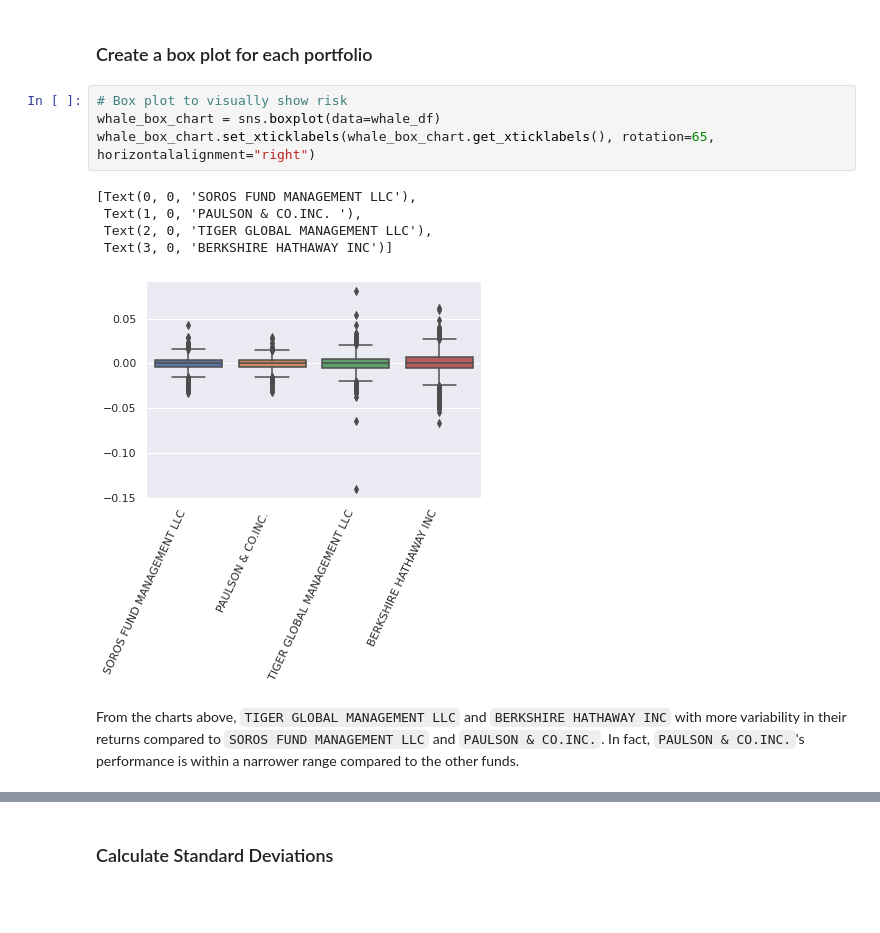
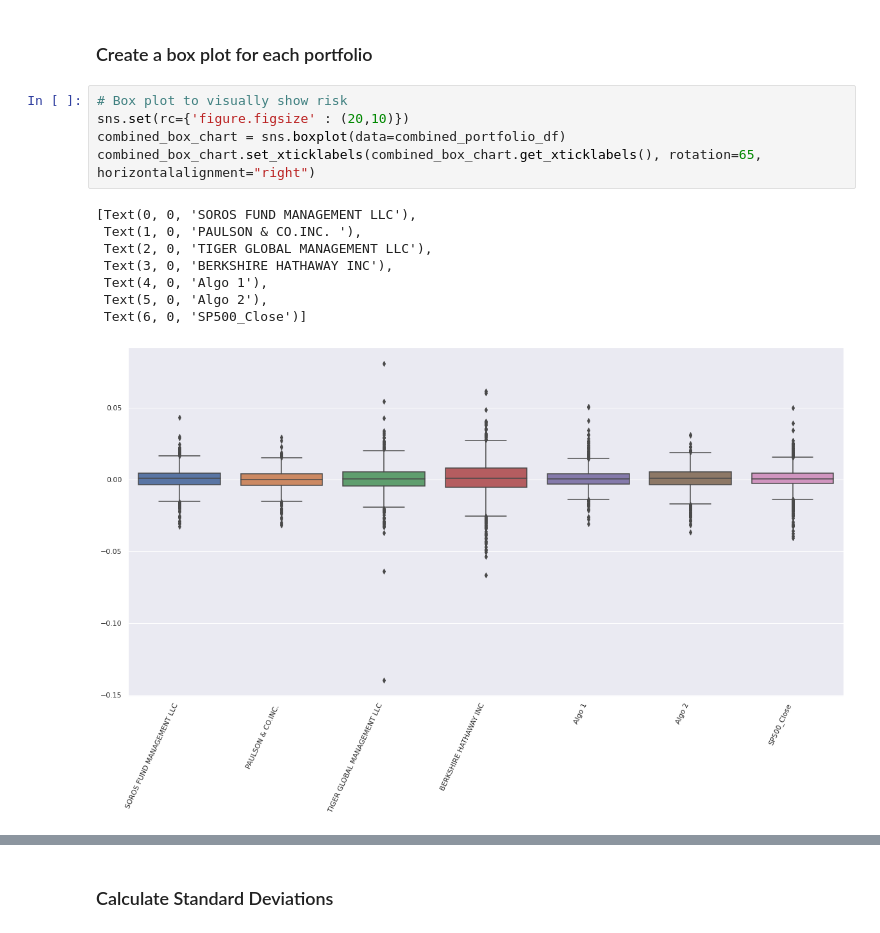
Before and after one commit to gadam/fintech_assessment_03, a Jupyter notebook: whale_analysis.ipynb, the cells around one changed output, grey strips where cells are left out. Saved outputs shown, nothing was run; the diff lists cells and outputs as text; blank space fills up the shorter version.

Commit message:
Replaced individual boxplots with combined boxplot

```diff
--- a/whale_analysis.ipynb
+++ b/whale_analysis.ipynb
@@ -301,13 +301,15 @@ Determine the _risk_ of each portfolio:
 ### Create a box plot for each portfolio
 # %%
 # Box plot to visually show risk
-whale_box_chart = sns.boxplot(data=whale_df)
-whale_box_chart.set_xticklabels(whale_box_chart.get_xticklabels(), rotation=65, horizontalalignment="right")
+sns.set(rc={'figure.figsize' : (20,10)})
+combined_box_chart = sns.boxplot(data=combined_portfolio_df)
+combined_box_chart.set_xticklabels(combined_box_chart.get_xticklabels(), rotation=65, horizontalalignment="right")
 # %% [output]
 [Text(0, 0, 'SOROS FUND MANAGEMENT LLC'),
  Text(1, 0, 'PAULSON & CO.INC. '),
  Text(2, 0, 'TIGER GLOBAL MANAGEMENT LLC'),
- Text(3, 0, 'BERKSHIRE HATHAWAY INC')]
+ Text(3, 0, 'BERKSHIRE HATHAWAY INC'),
+ Text(4, 0, 'Algo 1'),
+ Text(5, 0, 'Algo 2'),
+ Text(6, 0, 'SP500_Close')]
-[figure, old version]
+[figure, new version]
-# %% [markdown]
-From the charts above, `TIGER GLOBAL MANAGEMENT LLC` and `BERKSHIRE HATHAWAY INC` with more variability in their returns compared to `SOROS FUND MANAGEMENT LLC` and `PAULSON & CO.INC.`.  In fact, `PAULSON & CO.INC.`'s performance is within a narrower range compared to the other funds.
```
Also changed, not shown: parts of 6 cells of this notebook.
